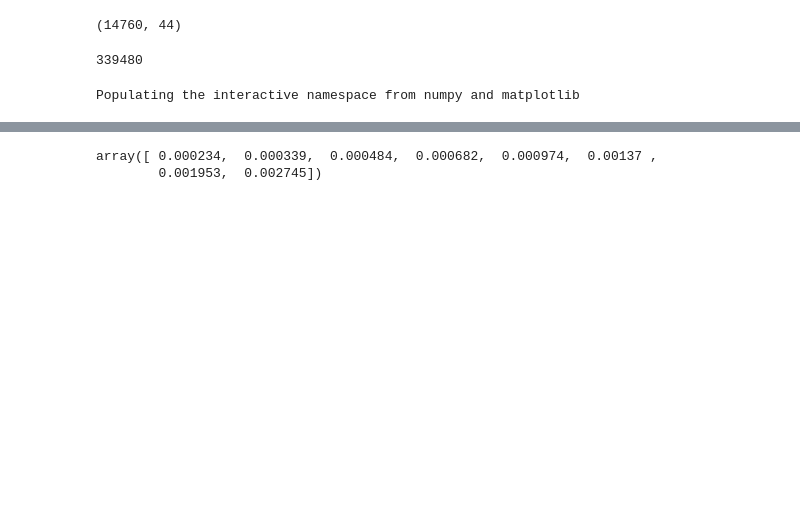
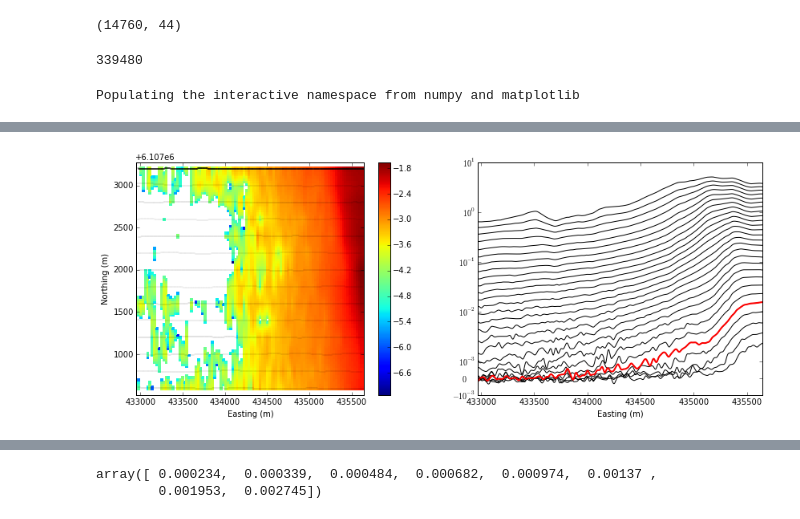
Before and after one commit to sgkang/simpegAIP, a Jupyter notebook: notebook/ReadGeosoftXYZ.ipynb, the cells around one changed output, grey strips where cells are left out. Saved outputs shown, nothing was run; the diff lists cells and outputs as text; code cells hidden in the pictures; blank space fills up the shorter version.

```diff
--- a/notebook/ReadGeosoftXYZ.ipynb
+++ b/notebook/ReadGeosoftXYZ.ipynb
@@ -133,0 +96,54 @@ sounding, ticks_sounding, ticklabelsounding = mapDat(out['DAT'][txind,13:13+27],
+# %%
+from ipywidgets import interact, ToggleButtons, FloatText
+time_dikun = np.r_[4.6340000e-03,4.7390000e-03,4.8840000e-03,5.0820000e-03,5.3740000e-03,5.7700000e-03,6.3530000e-03,7.1450000e-03]-4.4000000e-03
+time_dikun*1e6
+time_vtem_mus = np.r_[99,120,141,167,198,234,281,339,406,484,573,682,818,974,1151,1370,1641,1953,2307,2745,3286,3911,4620,5495,6578,7828,9245]
+txind = closestpoint(xyz[:,:2], np.r_[434000, 6.107e6+2000.])
+def vizAEMdata(tind=0, iline=0,option="profile",easting=0.):
+    indline = out['Line'] == lines[iline]
+    timeind = 13+tind
+    temp_obsint = interpolation.LinearNDInterpolator(xyz[:,:2], out['DAT'][:,timeind])
+    temp_obs = temp_obsint(mesh.gridCC)
+    temp_obsint = interpolation.NearestNDInterpolator(mesh.gridCC[~np.isnan(temp_obs),:], temp_obs[~np.isnan(temp_obs)])
+    temp_obs = temp_obsint(mesh.gridCC)
+    vmin, vmax = np.log10(temp_obs[temp_obs>0.].min()), np.log10(temp_obs[temp_obs>0.].max())
+    fig = plt.figure(figsize=(14,5.2))
+    ax = plt.subplot(121)
+    dat = mesh.plotImage(np.log10(temp_obs), clim=(vmin, vmax),ax=ax)
+    ax.plot(out['DAT'][indline,0], out['DAT'][indline,1], 'k.', ms=0.5)
+    ax.plot(out['DAT'][:,0], out['DAT'][:,1], 'k.', ms=0.1, alpha = 0.5)
+    # plt.scatter(xyz[:,0], xyz[:,1], s=3, c=np.log10(out['DAT'][:,timeind]), cmap='jet',edgecolor="None", clim=(vmin, vmax))
+    ax.axis("equal")
+    ax.set_xlim(xyz[:,0].min(), xyz[:,0].max())
+    ax.set_ylim(xyz[:,1].min(), xyz[:,1].max())
+    ax.set_xlabel("Easting (m)")
+    ax.set_ylabel("Northing (m)")
+    plt.colorbar(dat[0], ax=ax)
+    test, ticks, ticklabels = mapDat(out['DAT'][indline,13:], 1e-3, stretch=3)
+
+    ax1 = plt.subplot(122)
+    if option=="lineprofile":
+        for i in range(27):
+            ax1.plot(out['DAT'][indline,0], test[:,i], 'k')
+        ax1.plot(out['DAT'][indline,0], test[:,tind], 'r', lw=2)
+        ax1.set_xlim(out['DAT'][indline,0].min(), out['DAT'][indline,0].max())
+        ax1.set_ylim(ticks.min(), ticks.max())
+        ax1.set_yticks(ticks)
+        ax1.set_xlabel("Easting (m)")
+        ax1.set_yticklabels(ticklabels)
+    elif option=="timedecay":
+        indeast = np.argmin(abs(out['DAT'][indline,0]-easting))
+        sounding, ticks_sounding, ticklabelsounding = mapDat(out['DAT'][indline,13:13+27][indeast,:], 1e-3, stretch=3)
+        ax.plot(out['DAT'][indline,0][indeast], out['DAT'][indline,1][indeast], 'ro', ms=5)
+        ax1.semilogx(time_vtem_mus, sounding, 'k.-', lw=2)
+        ax1.semilogx(time_vtem_mus, np.zeros_like(time_vtem_mus), 'k--')
+        ax1.set_yticks(ticks_sounding)
+        ax1.set_yticklabels(ticklabelsounding)
+        ax1.set_xlim(time_vtem_mus.min(), time_vtem_mus.max())
+        ax1.grid(True)
+interact(vizAEMdata, tind=(0,26,1),
+         iline=(0,lines.size,1),
+         option=ToggleButtons(options=['lineprofile','timedecay']),
+         easting=FloatText(value=434500.))
+# %% [output]
+[figure, added]
```
Also changed, not shown: parts of 10 cells of this notebook, 9 other files.
